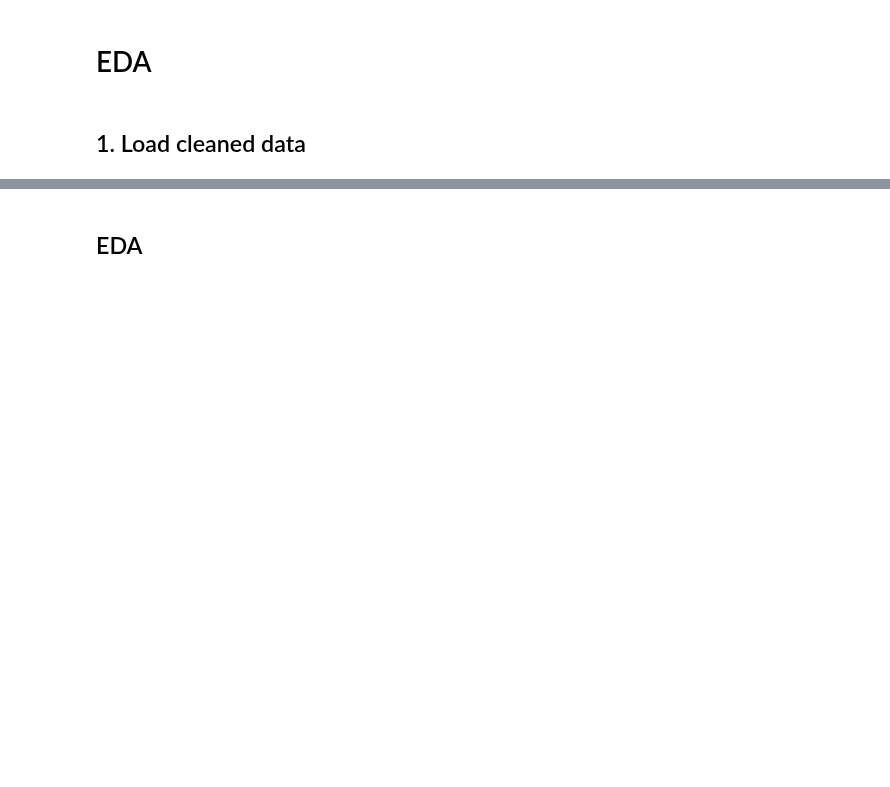
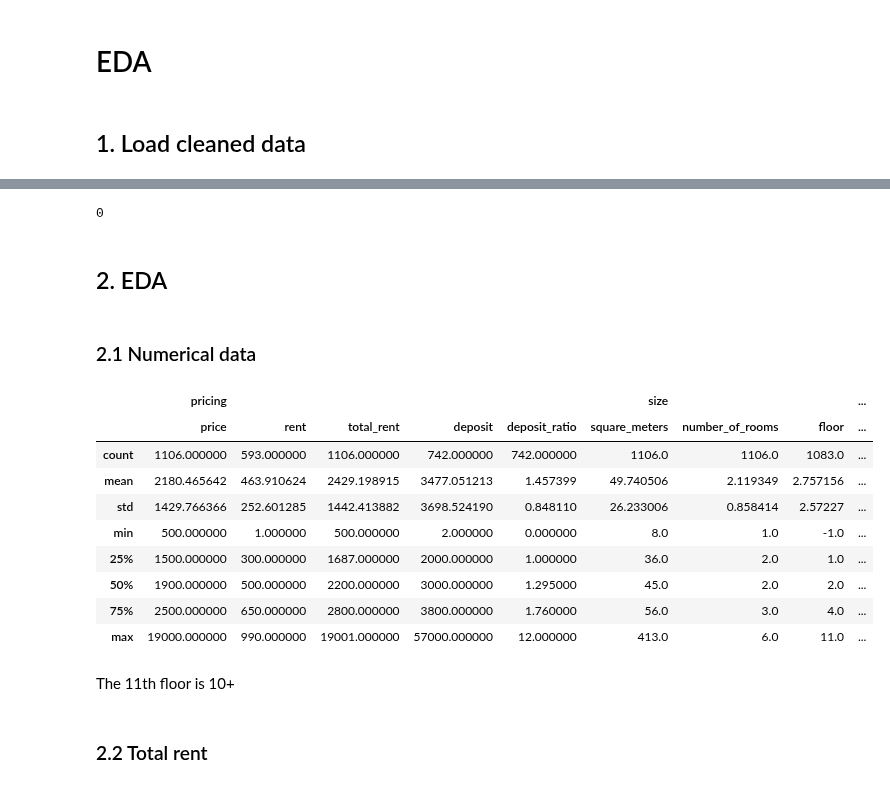
Before and after one commit to Luk-kar/Home-Market-Harvester, a Jupyter notebook: notebooks/003_EDA.ipynb, the cells around one changed output, grey strips where cells are left out. Cells and saved outputs as stored; diff of their text form; code cells hidden in the pictures; blank space fills up the shorter version.

```diff
--- a/notebooks/003_EDA.ipynb
+++ b/notebooks/003_EDA.ipynb
@@ -33,0 +220,2 @@ df_otodom.sample(5)
+# %%
+pd.reset_option('display.max_rows')
@@ -34,2 +261,25 @@ df_otodom.sample(5)
+# %%
+combined_df[('listing', 'link')].duplicated().sum()
+# %% [output]
+0
 # %% [markdown]
-## EDA
+## 2. EDA
+# %% [markdown]
+### 2.1 Numerical data
+# %%
+combined_df.describe()
+# %% [output]
+|  | pricing |  |  |  |  | size |  |  | ... |
+|  | price | rent | total_rent | deposit | deposit_ratio | square_meters | number_of_rooms | floor | ... |
+| count | 1106.000000 | 593.000000 | 1106.000000 | 742.000000 | 742.000000 | 1106.0 | 1106.0 | 1083.0 | ... |
+| mean | 2180.465642 | 463.910624 | 2429.198915 | 3477.051213 | 1.457399 | 49.740506 | 2.119349 | 2.757156 | ... |
+| std | 1429.766366 | 252.601285 | 1442.413882 | 3698.524190 | 0.848110 | 26.233006 | 0.858414 | 2.57227 | ... |
+| min | 500.000000 | 1.000000 | 500.000000 | 2.000000 | 0.000000 | 8.0 | 1.0 | -1.0 | ... |
+| 25% | 1500.000000 | 300.000000 | 1687.000000 | 2000.000000 | 1.000000 | 36.0 | 2.0 | 1.0 | ... |
+| 50% | 1900.000000 | 500.000000 | 2200.000000 | 3000.000000 | 1.295000 | 45.0 | 2.0 | 2.0 | ... |
+| 75% | 2500.000000 | 650.000000 | 2800.000000 | 3800.000000 | 1.760000 | 56.0 | 3.0 | 4.0 | ... |
+| max | 19000.000000 | 990.000000 | 19001.000000 | 57000.000000 | 12.000000 | 413.0 | 6.0 | 11.0 | ... |
+# %% [markdown]
+The 11th floor is 10+
+# %% [markdown]
+### 2.2 Total rent
```
Also changed, not shown: parts of 18 cells of this notebook, 8 other files.
